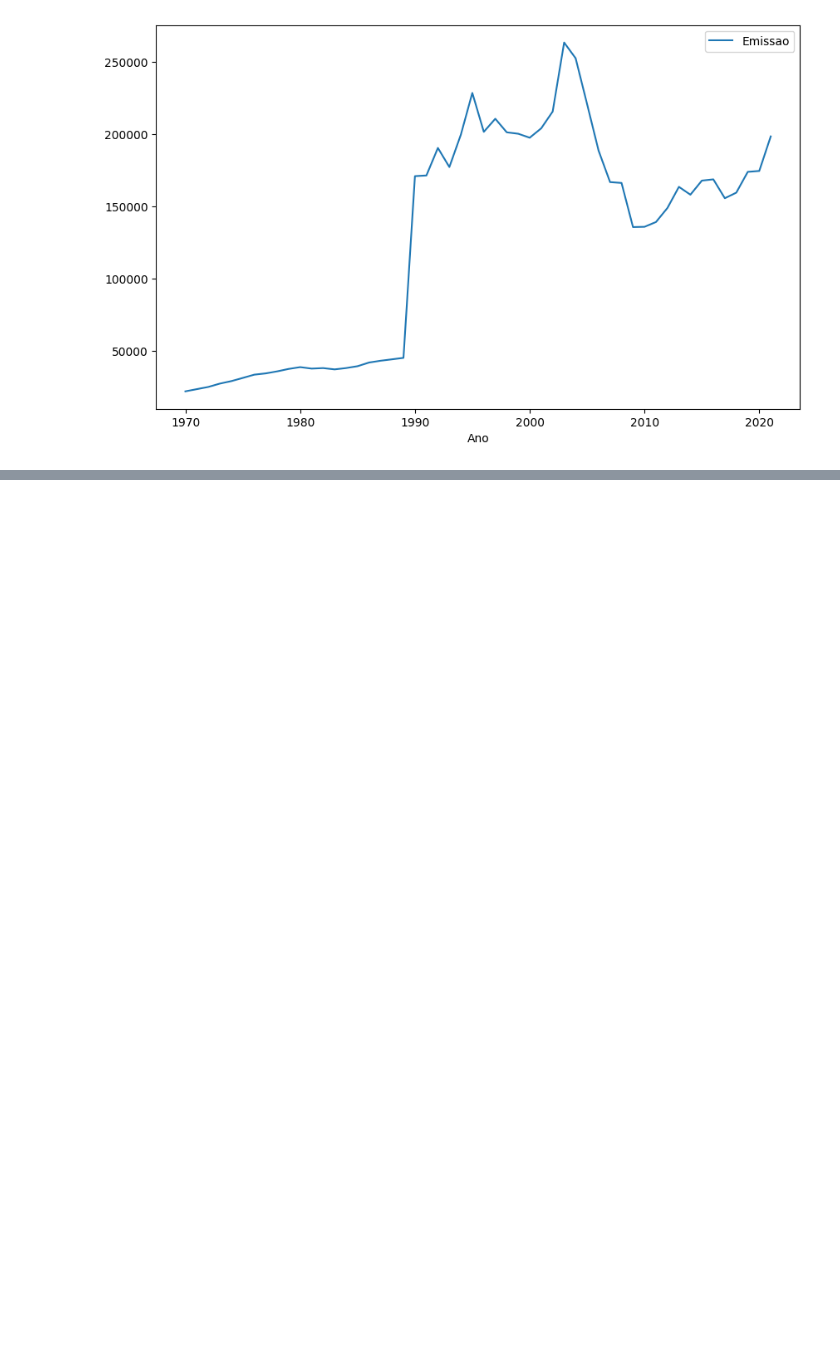
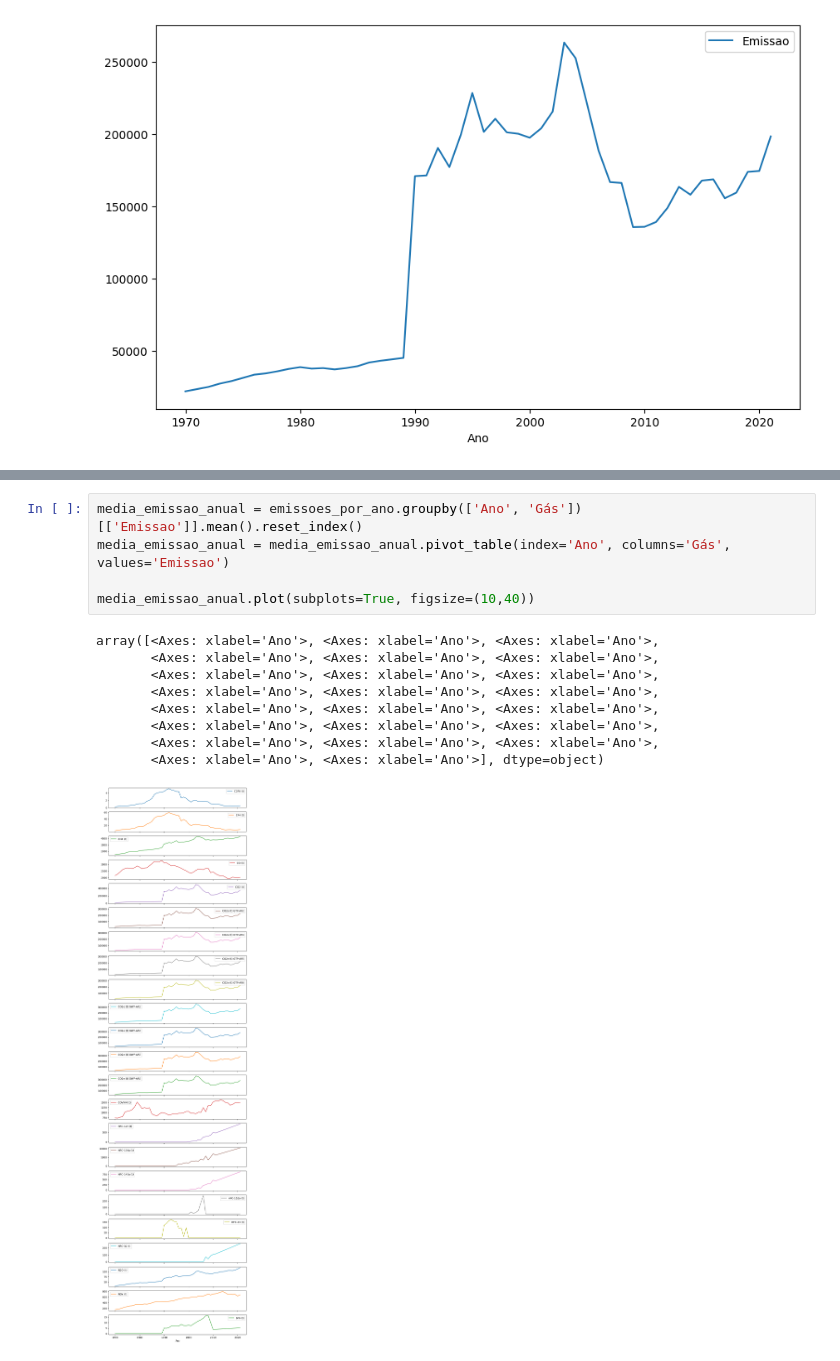
Before and after one commit to leokaos/python, a Jupyter notebook: CURSO PANDAS 2/AULA3.ipynb, the cells around one changed output, grey strips where cells are left out. Cells and saved outputs as stored; diff of their text form; blank space fills up the shorter version.

Commit message:
plots

```diff
--- a/CURSO PANDAS 2/AULA3.ipynb
+++ b/CURSO PANDAS 2/AULA3.ipynb
@@ -70,0 +93,15 @@ emissoes_por_ano.groupby("Ano")[["Emissao"]].mean().plot(figsize=(10,6))
+# %%
+media_emissao_anual = emissoes_por_ano.groupby(['Ano', 'Gás'])[['Emissao']].mean().reset_index()
+media_emissao_anual = media_emissao_anual.pivot_table(index='Ano', columns='Gás', values='Emissao')
+
+media_emissao_anual.plot(subplots=True, figsize=(10,40))
+# %% [output]
+array([<Axes: xlabel='Ano'>, <Axes: xlabel='Ano'>, <Axes: xlabel='Ano'>,
+       <Axes: xlabel='Ano'>, <Axes: xlabel='Ano'>, <Axes: xlabel='Ano'>,
+       <Axes: xlabel='Ano'>, <Axes: xlabel='Ano'>, <Axes: xlabel='Ano'>,
+       <Axes: xlabel='Ano'>, <Axes: xlabel='Ano'>, <Axes: xlabel='Ano'>,
+       <Axes: xlabel='Ano'>, <Axes: xlabel='Ano'>, <Axes: xlabel='Ano'>,
+       <Axes: xlabel='Ano'>, <Axes: xlabel='Ano'>, <Axes: xlabel='Ano'>,
+       <Axes: xlabel='Ano'>, <Axes: xlabel='Ano'>, <Axes: xlabel='Ano'>,
+       <Axes: xlabel='Ano'>, <Axes: xlabel='Ano'>], dtype=object)
+[figure, added]
```
Also changed, not shown: parts of 2 cells of this notebook.
